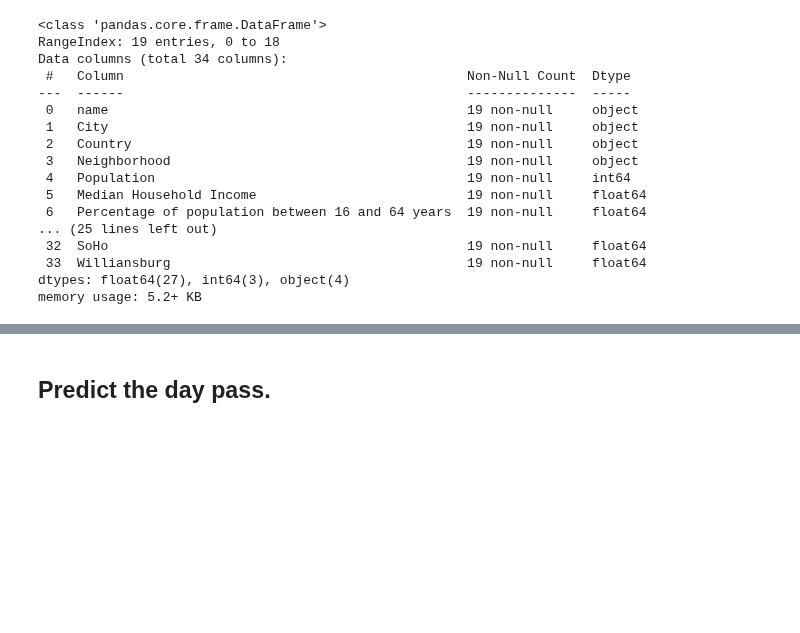
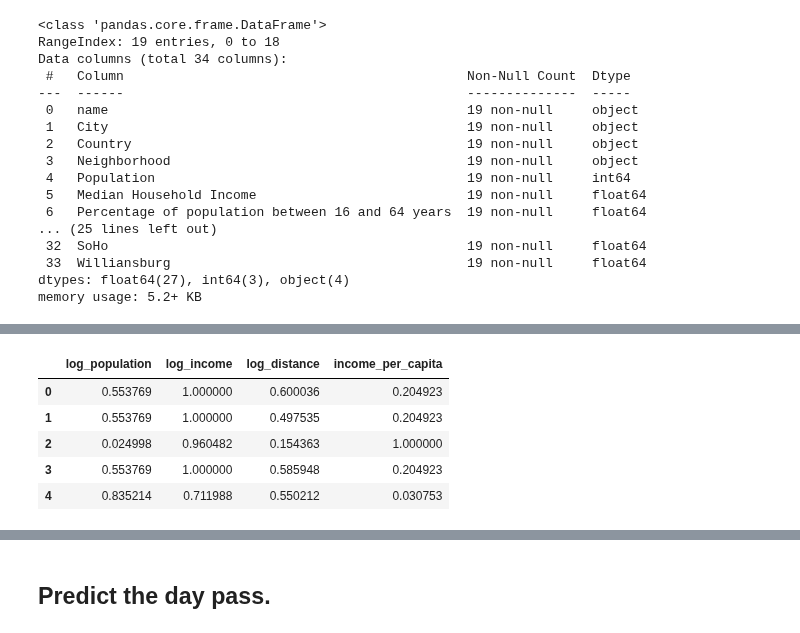
Before and after one commit to GabrielFersPin/Coworking, a Jupyter notebook: src/data_processing/training_model.ipynb, the cells around one changed output, grey strips where cells are left out. Saved outputs shown, nothing was run; the diff lists cells and outputs as text; code cells hidden in the pictures; blank space fills up the shorter version.

```diff
--- a/src/data_processing/training_model.ipynb
+++ b/src/data_processing/training_model.ipynb
@@ -110,0 +114,26 @@ df_encoded.head()
+# %%
+from sklearn.preprocessing import MinMaxScaler
+
+# Initialize the MinMaxScaler
+scaler = MinMaxScaler()
+
+# Numerical columns
+numerical_columns = ['log_population', 'log_income', 'log_distance', 'income_per_capita']
+
+# Convert string columns to float
+df_encoded[numerical_columns] = df_encoded[numerical_columns].astype(float)
+
+# Apply the scaler to the numerical columns of the dataframe
+df_encoded_scaled = pd.DataFrame(scaler.fit_transform(df_encoded[numerical_columns]), columns=numerical_columns)
+
+# Save the scaler for future use
+joblib.dump(scaler, "/workspaces/Coworking/src/results/minmax_scaler.pkl")
+
+df_encoded_scaled.head()
+# %% [output]
+|  | log_population | log_income | log_distance | income_per_capita |
+| 0 | 0.553769 | 1.000000 | 0.600036 | 0.204923 |
+| 1 | 0.553769 | 1.000000 | 0.497535 | 0.204923 |
+| 2 | 0.024998 | 0.960482 | 0.154363 | 1.000000 |
+| 3 | 0.553769 | 1.000000 | 0.585948 | 0.204923 |
+| 4 | 0.835214 | 0.711988 | 0.550212 | 0.030753 |
```
Also changed, not shown: parts of 7 cells of this notebook, 5 other files.
